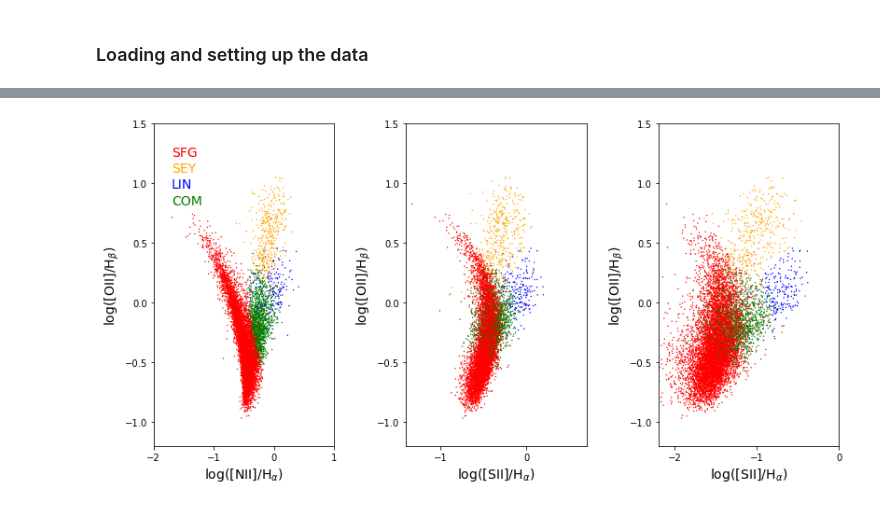
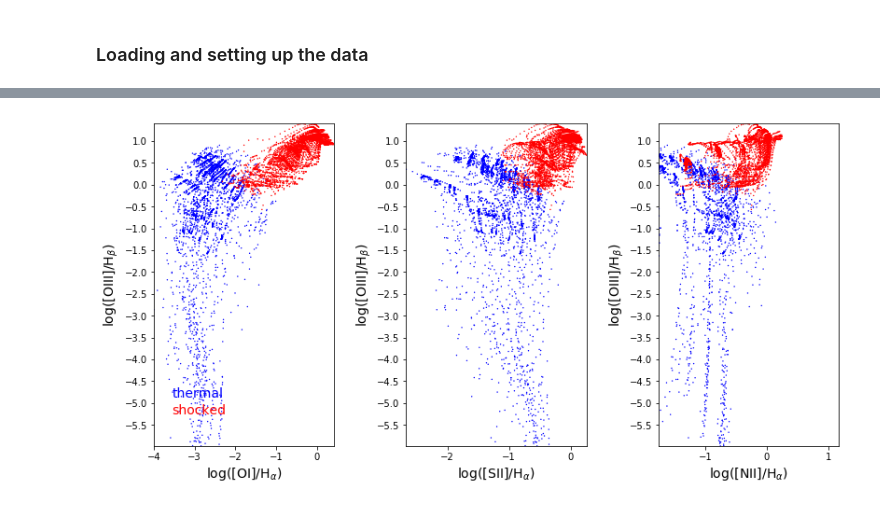
Before and after one commit to astrostatistics-in-crete/2019_summer_school, a Jupyter notebook: Classification/Classification_W.ipynb, the cells around one changed output, grey strips where cells are left out. Cells and saved outputs as stored; diff of their text form; code cells hidden in the pictures.

```diff
--- a/Classification/Classification_W.ipynb
+++ b/Classification/Classification_W.ipynb
@@ -124,78 +128,69 @@ Essentially reproducing Figure 5 in Stampoulis+19
 # %%
 import matplotlib as mpl
-
-# Limit scatter plots (not histograms) in showing a maximum of <N_plot> objects:
-N_plot = 10000
-# for full sample size, use: N_plot = len(X)
+from matplotlib import pyplot as plt
+from matplotlib import colors
 
 # Creating a colormap where:
-#   red    <-> SFG
-#   yellow <-> SEY
-#   blue   <-> LIN
-#   green  <-> COM
-cmap = mpl.colors.ListedColormap(['red','orange','blue','green'])
+#   blue <-> thermal
+#   red  <-> shocked
+cmap = mpl.colors.ListedColormap(['blue','red'])
 
 # Remeber that the sample X is organized as:
-#  X[:,0] <-> OIII_diagnostic
-#  X[:,1] <-> NII_diagnostic
-#  X[:,2] <-> SII_diagnostic
-#  X[:,3] <-> OI_diagnostic
+#  X[:,0] <-> diagnostic 1
+#  X[:,1] <-> diagnostic 2
+#  X[:,2] <-> ...
 
 
-# PLOT THE DIAGNOSITCS
+# PLOT SOME DIAGNOSITCS
 
 fig = plt.figure(figsize=(12, 6))
 fig.subplots_adjust(bottom=0.15, top=0.95, hspace=0.0, left=0.1, right=0.95, wspace=0.4)
 
-ylim = [-1.2,1.5] # OIII_diagnostic range
+ylim = [np.min(X[:, 0]),np.max(X[:, 0])]
 
 # > left plot
 
-xlim = [-2,1] # NII_diagnostic range
+xlim = [np.min(X[:, 4]),np.max(X[:, 4])]
 
 ax = fig.add_subplot(131)
-im = ax.scatter(X[-N_plot:, 1], X[-N_plot:, 0], c=y[-N_plot:], s=2, lw=0, cmap=cmap, zorder=2)
+im = ax.scatter(X[:, 4], X[:, 0], c=y, s=2, lw=0, cmap=cmap, zorder=2)
+ax.set_xlim(xlim)
+ax.set_ylim(ylim)
+ax.xaxis.set_major_locator(plt.MultipleLocator(1))
+ax.yaxis.set_major_locator(plt.MultipleLocator(0.5))
+ax.set_xlabel('log([OI]/H$_{α})$', fontsize=14)
+ax.set_ylabel('log([ΟIII]/H$_{β})$', fontsize=14)
+
+# legend:
+ax.text(0.1,0.15, "thermal", color='blue', transform=ax.transAxes, fontsize=14)
+ax.text(0.1,0.10, "shocked", color='red',  transform=ax.transAxes, fontsize=14)
+
+# > central plot
+
+xlim = [np.min(X[:, 2]),np.max(X[:, 2])]
+
+ax = fig.add_subplot(132)
+im = ax.scatter(X[:, 2], X[:, 0], c=y[:], s=2, lw=0, cmap=cmap, zorder=2)
+ax.set_xlim(xlim)
+ax.set_ylim(ylim)
+ax.xaxis.set_major_locator(plt.MultipleLocator(1))
+ax.yaxis.set_major_locator(plt.MultipleLocator(0.5))
+ax.set_xlabel('log([SII]/H$_{α})$', fontsize=14)
+ax.set_ylabel('log([ΟIII]/H$_{β})$', fontsize=14)
+
+# > right plot
+
+xlim = [np.min(X[:, 3]),np.max(X[:, 3])]
+
+ax = fig.add_subplot(133)
+im = ax.scatter(X[:, 1], X[:, 0], c=y[:], s=2, lw=0, cmap=cmap, zorder=2)
 ax.set_xlim(xlim)
 ax.set_ylim(ylim)
 ax.xaxis.set_major_locator(plt.MultipleLocator(1))
 ax.yaxis.set_major_locator(plt.MultipleLocator(0.5))
 ax.set_xlabel('log([NII]/H$_{α})$', fontsize=14)
-ax.set_ylabel('log([ΟII]/H$_{β})$', fontsize=14)
-
-# legend:
-ax.text(0.1,0.90, "SFG", color='red',    transform=ax.transAxes, fontsize=14)
-ax.text(0.1,0.85, "SEY", color='orange', transform=ax.transAxes, fontsize=14)
-ax.text(0.1,0.80, "LIN", color='blue',   transform=ax.transAxes, fontsize=14)
-ax.text(0.1,0.75, "COM", color='green',  transform=ax.transAxes, fontsize=14)
-
-
-# > central plot
-
-xlim = [-1.4,0.7] # SII_diagnostic range
-
-ax = fig.add_subplot(132)
-im = ax.scatter(X[-N_plot:, 2], X[-N_plot:, 0], c=y[-N_plot:], s=2, lw=0, cmap=cmap, zorder=2)
-ax.set_xlim(xlim)
-ax.set_ylim(ylim)
-ax.xaxis.set_major_locator(plt.MultipleLocator(1))
-ax.yaxis.set_major_locator(plt.MultipleLocator(0.5))
-ax.set_xlabel('log([SII]/H$_{α})$', fontsize=14)
-ax.set_ylabel('log([ΟII]/H$_{β})$', fontsize=14)
-
-
-# > right plot
-
-xlim = [-2.2,0.0] # OI_diagnostic range
-
-ax = fig.add_subplot(133)
-im = ax.scatter(X[-N_plot:, 3], X[-N_plot:, 0], c=y[-N_plot:], s=2, lw=0, cmap=cmap, zorder=2)
-ax.set_xlim(xlim)
-ax.set_ylim(ylim)
-ax.xaxis.set_major_locator(plt.MultipleLocator(1))
-ax.yaxis.set_major_locator(plt.MultipleLocator(0.5))
-ax.set_xlabel('log([SII]/H$_{α})$', fontsize=14)
-ax.set_ylabel('log([ΟII]/H$_{β})$', fontsize=14)
+ax.set_ylabel('log([ΟIII]/H$_{β})$', fontsize=14)
 
 plt.show()
 # %% [output]
-[figure, old version]
+[figure, new version]
```
Also changed, not shown: parts of 22 cells of this notebook.
